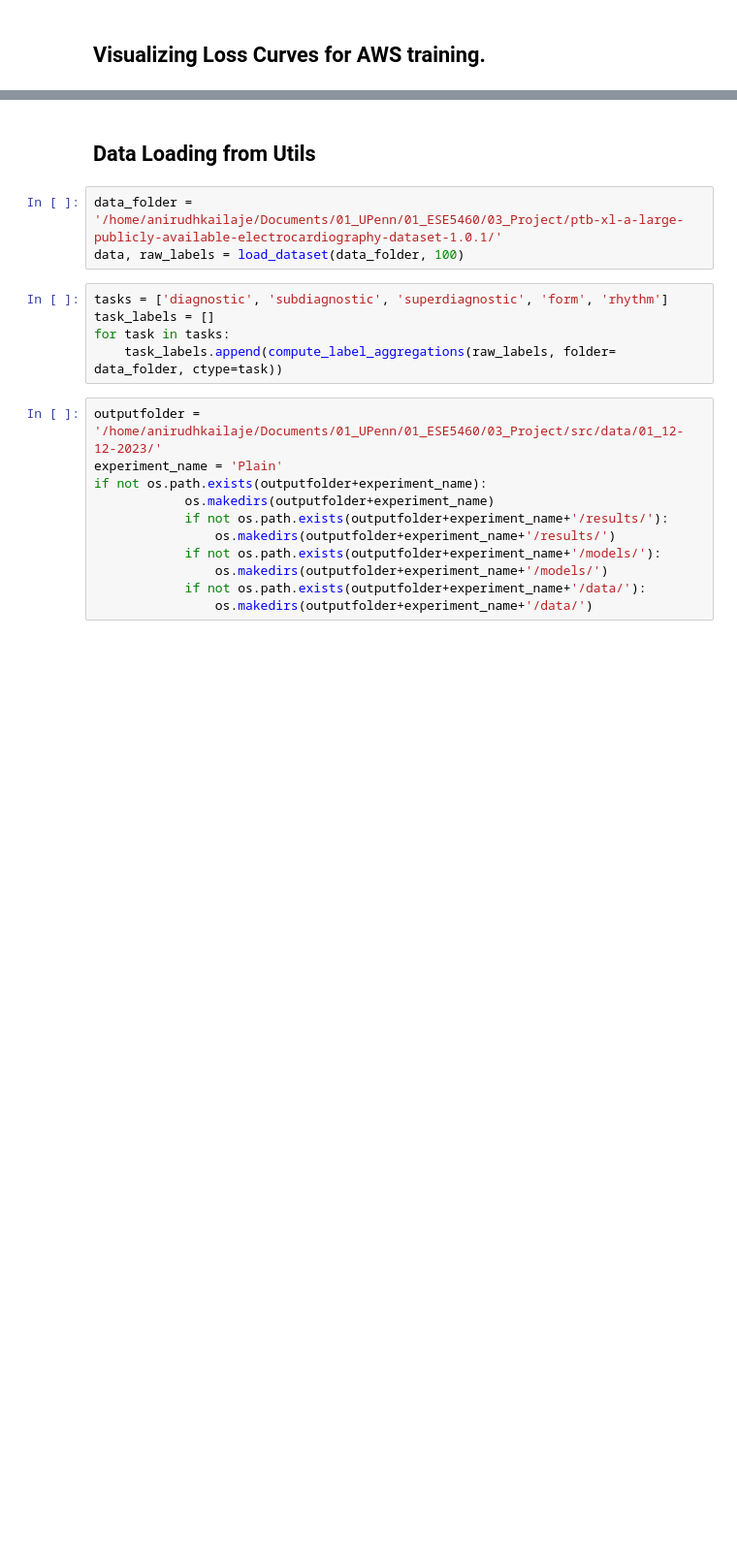
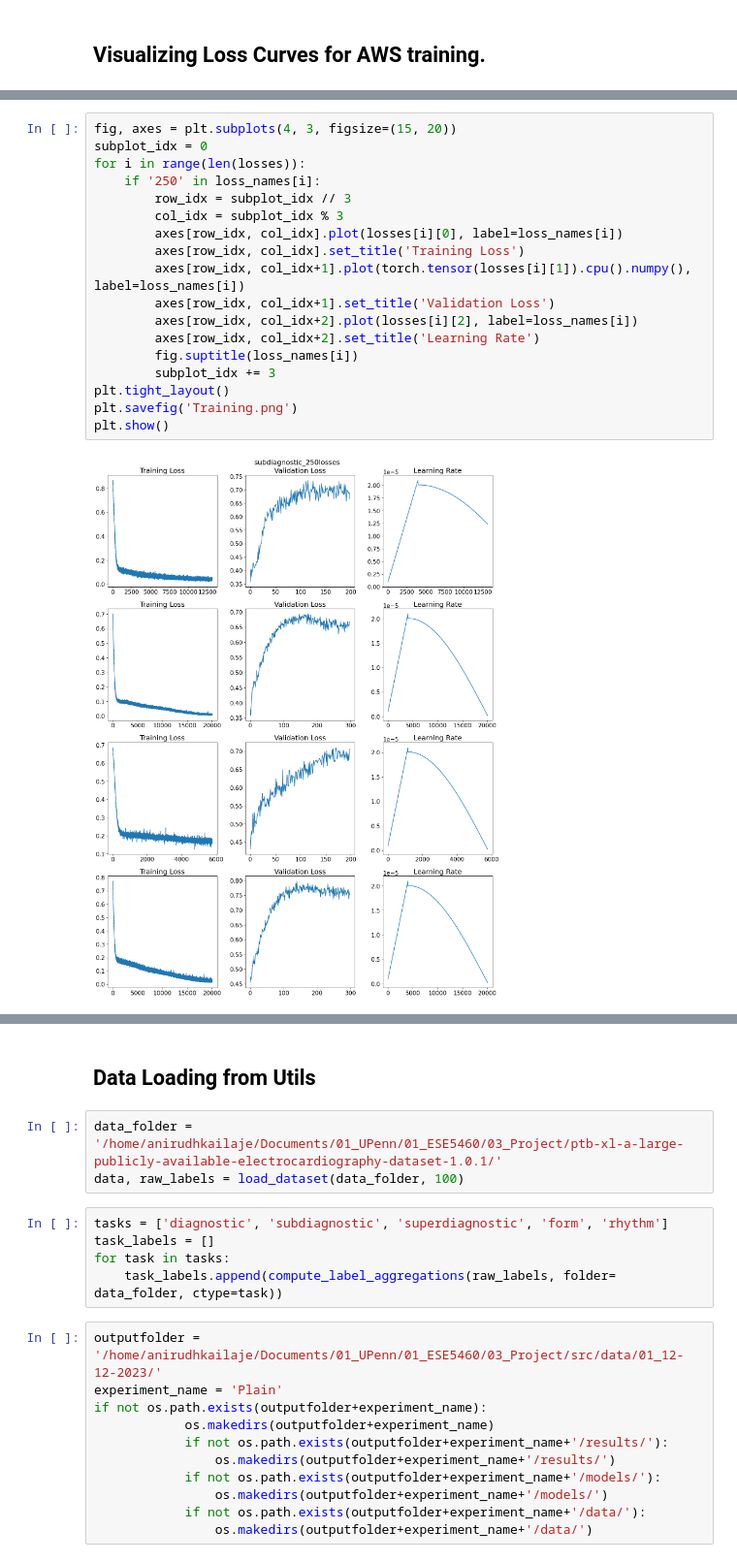
Before and after one commit to Xaler1/DLProject, a Jupyter notebook: src/01_ScratchPad.ipynb, the cells around one changed output, grey strips where cells are left out. Shown at 97% size. Saved outputs shown, nothing was run; the diff lists cells and outputs as text; blank space fills up the shorter version.

```diff
--- a/src/01_ScratchPad.ipynb
+++ b/src/01_ScratchPad.ipynb
@@ -28,0 +35,20 @@ for i in range(len(losses)):
+# %%
+fig, axes = plt.subplots(4, 3, figsize=(15, 20))
+subplot_idx = 0
+for i in range(len(losses)):
+    if '250' in loss_names[i]:
+        row_idx = subplot_idx // 3
+        col_idx = subplot_idx % 3
+        axes[row_idx, col_idx].plot(losses[i][0], label=loss_names[i])
+        axes[row_idx, col_idx].set_title('Training Loss')
+        axes[row_idx, col_idx+1].plot(torch.tensor(losses[i][1]).cpu().numpy(), label=loss_names[i])
+        axes[row_idx, col_idx+1].set_title('Validation Loss')
+        axes[row_idx, col_idx+2].plot(losses[i][2], label=loss_names[i])
+        axes[row_idx, col_idx+2].set_title('Learning Rate')
+        fig.suptitle(loss_names[i])
+        subplot_idx += 3
+plt.tight_layout()
+plt.savefig('Training.png')
+plt.show()
+# %% [output]
+[figure, added]
```
Also changed, not shown: parts of 34 cells of this notebook, 34 other files.
